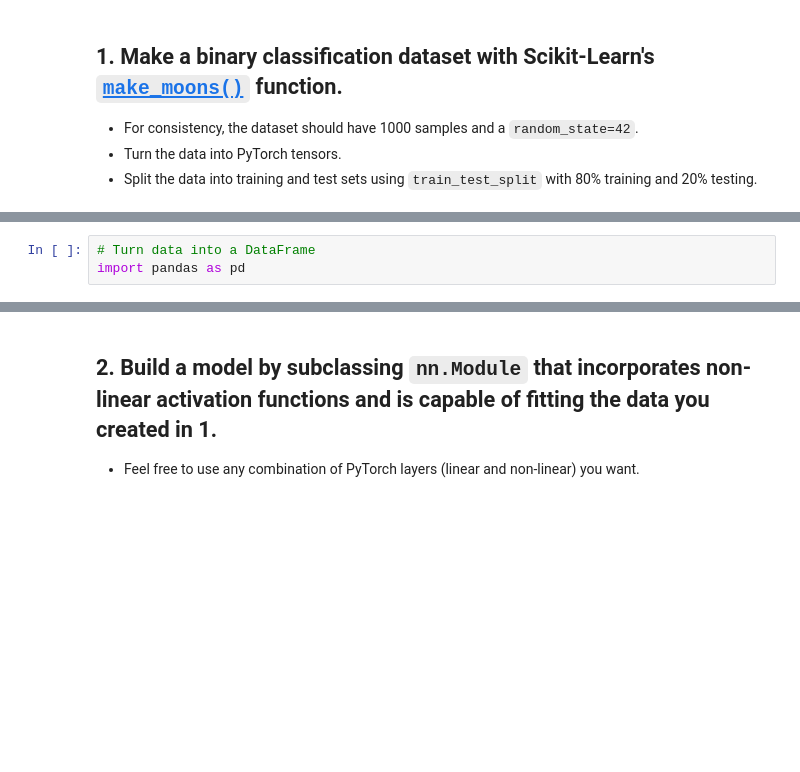
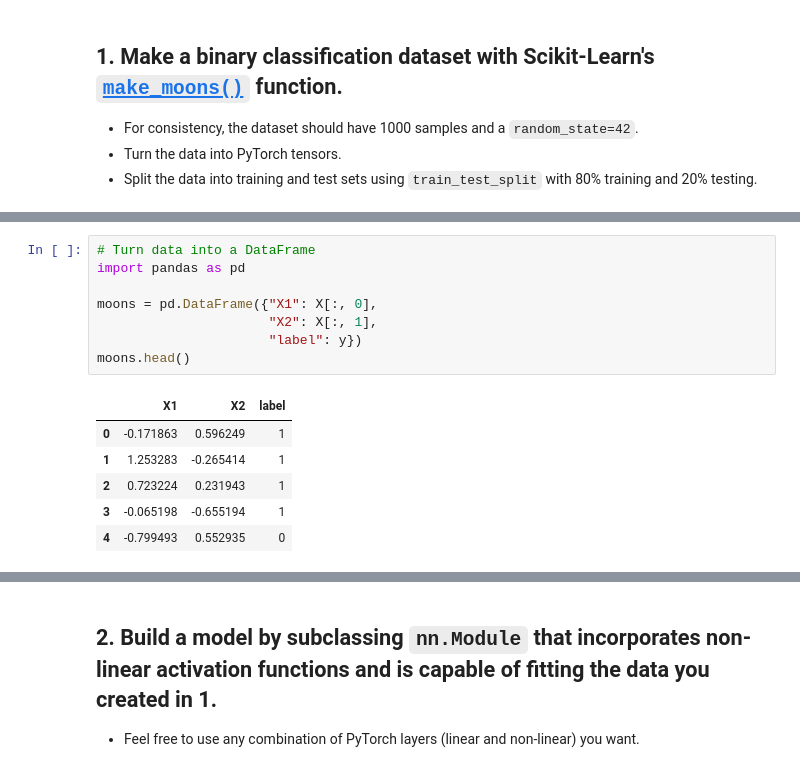
Before and after one commit to dxbee/ml-projects, a Jupyter notebook: 02_pytorch_classification_exercises.ipynb, the cells around one changed output, grey strips where cells are left out. Drawn from its saved outputs; the diff is of its cells as text; blank space fills up the shorter version.

```diff
--- a/02_pytorch_classification_exercises.ipynb
+++ b/02_pytorch_classification_exercises.ipynb
@@ -35,6 +58,18 @@ from sklearn.datasets import make_moons
 # %%
 # Turn data into a DataFrame
 import pandas as pd
+
+moons = pd.DataFrame({"X1": X[:, 0],
+                      "X2": X[:, 1],
+                      "label": y})
+moons.head()
+# %% [output]
+|  | X1 | X2 | label |
+| 0 | -0.171863 | 0.596249 | 1 |
+| 1 | 1.253283 | -0.265414 | 1 |
+| 2 | 0.723224 | 0.231943 | 1 |
+| 3 | -0.065198 | -0.655194 | 1 |
+| 4 | -0.799493 | 0.552935 | 0 |
 # %%
 # Visualize the data on a scatter plot
 import matplotlib.pyplot as plt
```
Also changed, not shown: parts of 11 cells of this notebook.
